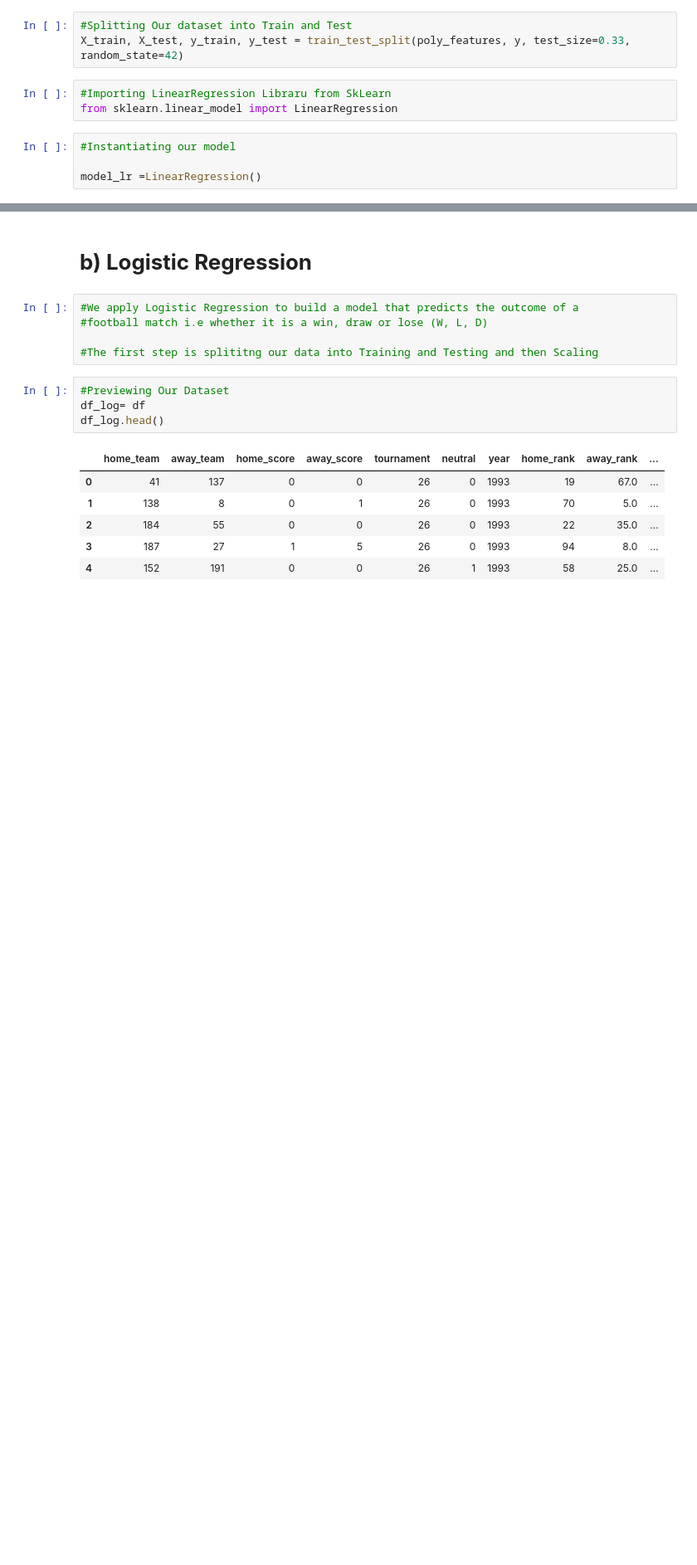
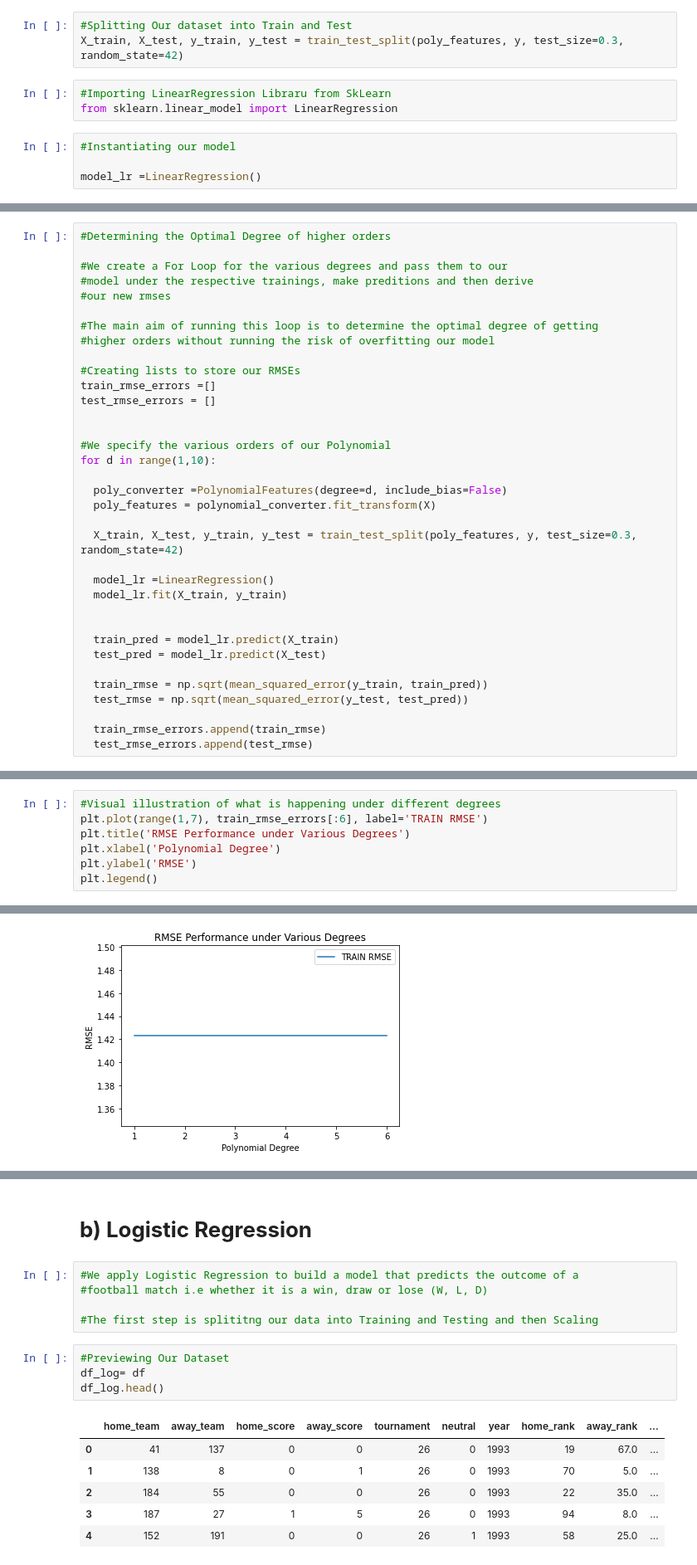
Before and after one commit to Obreintelly/Mchezo_Pesa_Football_Prediction_Analysis, a Jupyter notebook: Mchezo_Pesa_Football_Results_Prediction.ipynb, the cells around one changed output, grey strips where cells are left out. Shown at 83% size. Saved outputs shown, nothing was run; the diff lists cells and outputs as text; blank space fills up the shorter version.

```diff
--- a/Mchezo_Pesa_Football_Results_Prediction.ipynb
+++ b/Mchezo_Pesa_Football_Results_Prediction.ipynb
@@ -1195,7 +1265,7 @@ array([  26.,   19.,   67.,  676.,  494., 1742.,  361., 1273., 4489.])
 from sklearn.model_selection import train_test_split
 # %%
 #Splitting Our dataset into Train and Test
-X_train, X_test, y_train, y_test = train_test_split(poly_features, y, test_size=0.33, random_state=42)
+X_train, X_test, y_train, y_test = train_test_split(poly_features, y, test_size=0.3, random_state=42)
 # %%
 #Importing LinearRegression Libraru from SkLearn
 from sklearn.linear_model import LinearRegression
@@ -1364,0 +1321,35 @@ test_rmse_errors
+# %%
+#Determining the Optimal Degree of higher orders
+
+#We create a For Loop for the various degrees and pass them to our
+#model under the respective trainings, make preditions and then derive
+#our new rmses
+
+#The main aim of running this loop is to determine the optimal degree of getting
+#higher orders without running the risk of overfitting our model
+
+#Creating lists to store our RMSEs
+train_rmse_errors =[]
+test_rmse_errors = []
+
+
+#We specify the various orders of our Polynomial
+for d in range(1,10):
+
+  poly_converter =PolynomialFeatures(degree=d, include_bias=False)
+  poly_features = polynomial_converter.fit_transform(X)
+
+  X_train, X_test, y_train, y_test = train_test_split(poly_features, y, test_size=0.3, random_state=42)
+
+  model_lr =LinearRegression()
+  model_lr.fit(X_train, y_train)
+
+
+  train_pred = model_lr.predict(X_train)
+  test_pred = model_lr.predict(X_test)
+
+  train_rmse = np.sqrt(mean_squared_error(y_train, train_pred))
+  test_rmse = np.sqrt(mean_squared_error(y_test, test_pred))
+
+  train_rmse_errors.append(train_rmse)
+  test_rmse_errors.append(test_rmse)
@@ -1364,0 +1382,8 @@ test_rmse_errors
+# %%
+#Visual illustration of what is happening under different degrees
+plt.plot(range(1,7), train_rmse_errors[:6], label='TRAIN RMSE')
+plt.title('RMSE Performance under Various Degrees')
+plt.xlabel('Polynomial Degree')
+plt.ylabel('RMSE')
+plt.legend()
+# %% [output]
@@ -1364,0 +1391 @@ test_rmse_errors
+[figure, added]
```
Also changed, not shown: parts of 93 cells of this notebook.
